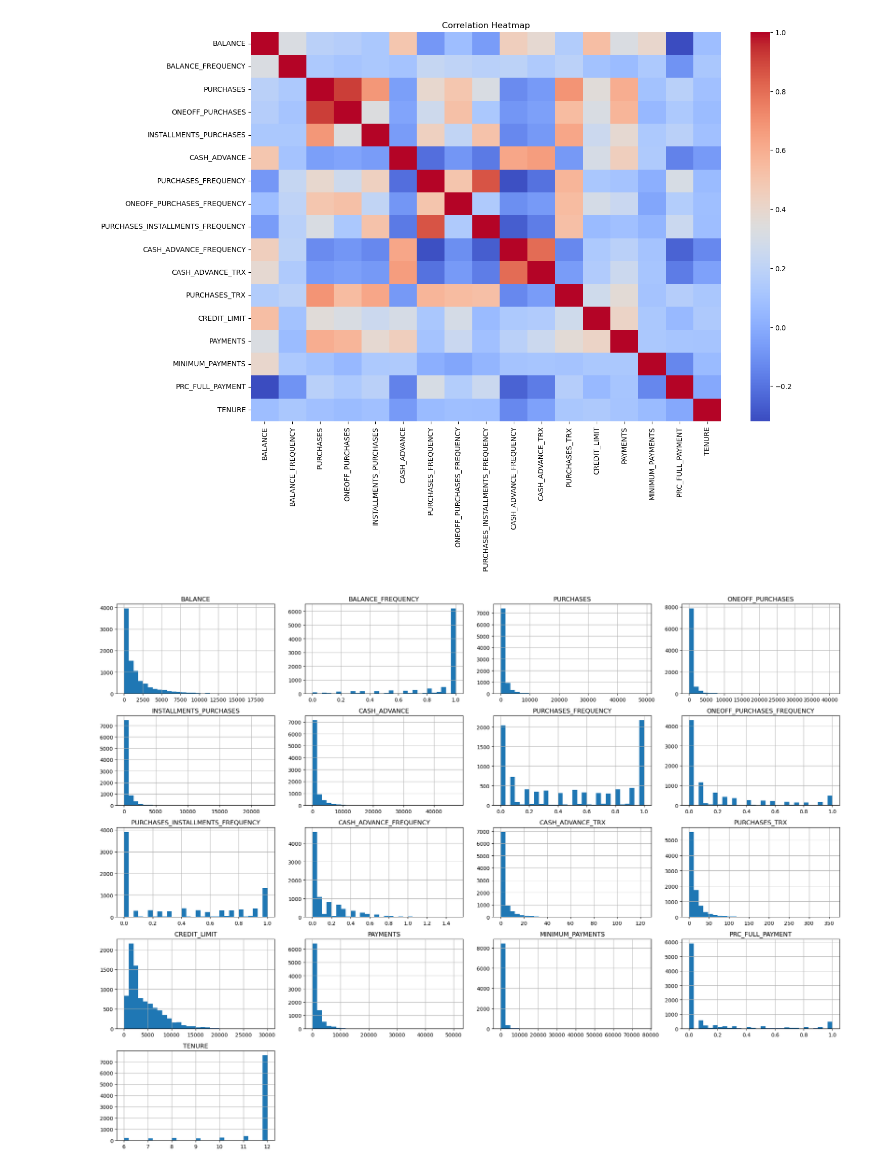
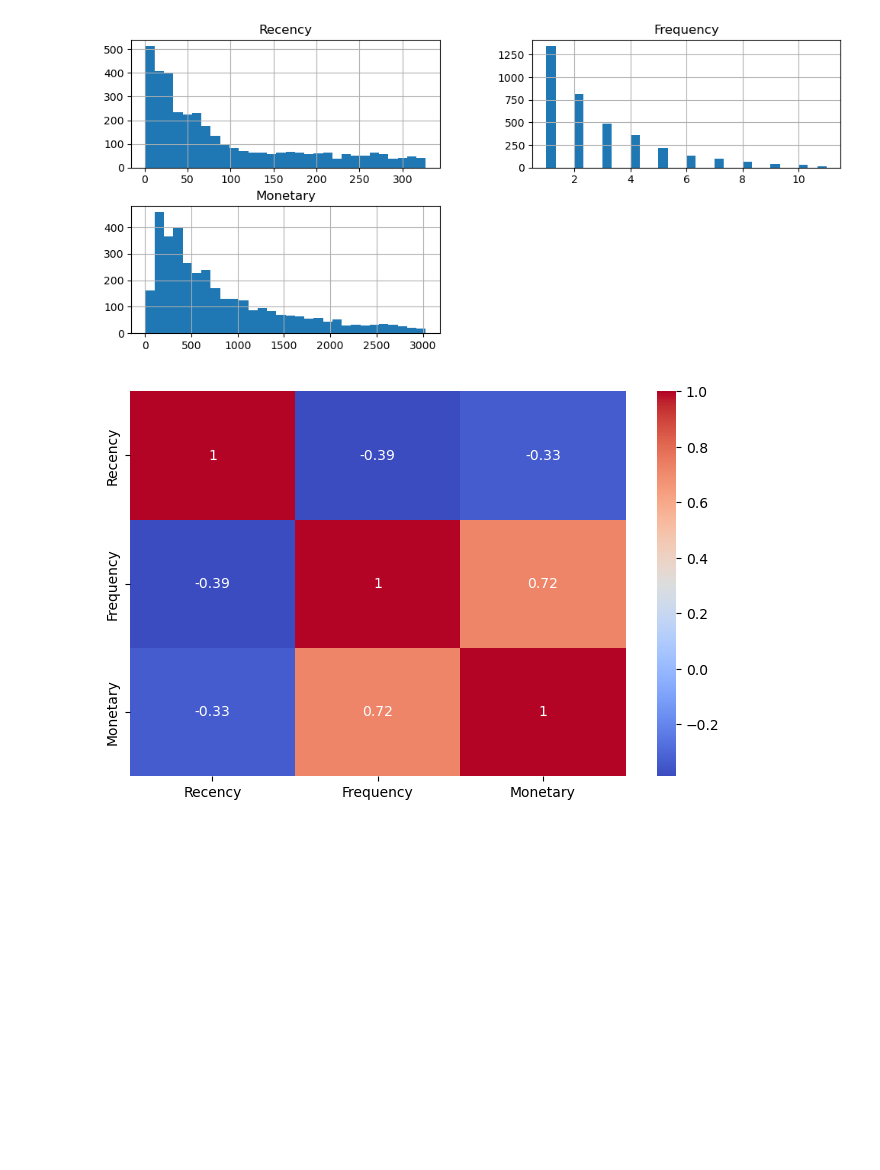
Before and after one commit to MAbhilash12/unsupervised_learning_algorithms, a Jupyter notebook: notebook/Untitled.ipynb, the cells around one changed output. Cells and saved outputs as stored; diff of their text form; code cells hidden in the pictures; blank space fills up the shorter version.

```diff
--- a/notebook/Untitled.ipynb
+++ b/notebook/Untitled.ipynb
@@ -115,0 +122,11 @@ print(df.shape)
+# %%
+df["InvoiceDate"] = pd.to_datetime(
+    df["InvoiceDate"]
+)
+# %%
+snapshot_date = (
+    df["InvoiceDate"].max() +
+    pd.Timedelta(days=1)
+)
+
+snapshot_date
@@ -115,0 +203,12 @@ print(df.shape)
+# %%
+rfm = recency.merge(
+    frequency,
+    on="CustomerID"
+)
+
+rfm = rfm.merge(
+    monetary,
+    on="CustomerID"
+)
+
+rfm.head()
@@ -115,0 +222,11 @@ print(df.shape)
+# %%
+rfm = rfm[
+    [
+        "CustomerID",
+        "Recency",
+        "Frequency",
+        "Monetary"
+    ]
+]
+
+rfm.head()
@@ -134,24 +321,27 @@ Columns : 17
+# %%
+rfm[
+    ["Recency","Frequency","Monetary"]
+].hist(
+    figsize=(12,5),
+    bins=30
+)
+
+plt.show()
+# %% [output]
+[figure, added]
 # %%
-plt.figure(figsize=(15,10))
+plt.figure(figsize=(8,5))
 
 sns.heatmap(
-    df.corr(),
+    rfm[
+        ["Recency",
+         "Frequency",
+         "Monetary"]
+    ].corr(),
+    annot=True,
     cmap="coolwarm"
 )
 
-plt.title("Correlation Heatmap")
-
 plt.show()
 # %% [output]
-[figure, old version]
+[figure, new version]
-# %%
-df.hist(
-    figsize=(20,15),
-    bins=30
-)
-
-plt.tight_layout()
-
-plt.show()
-# %% [output]
-[figure, removed]
```
Also changed, not shown: parts of 37 cells of this notebook, 7 other files.
